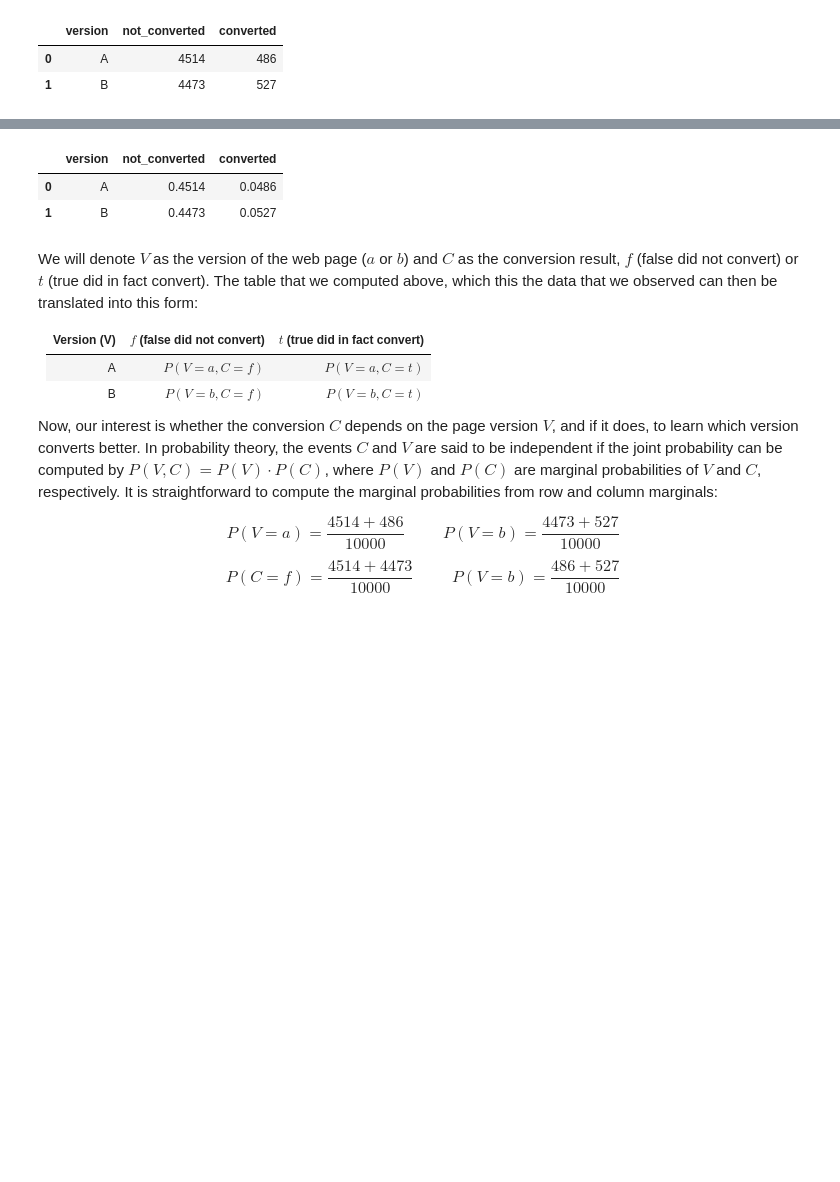
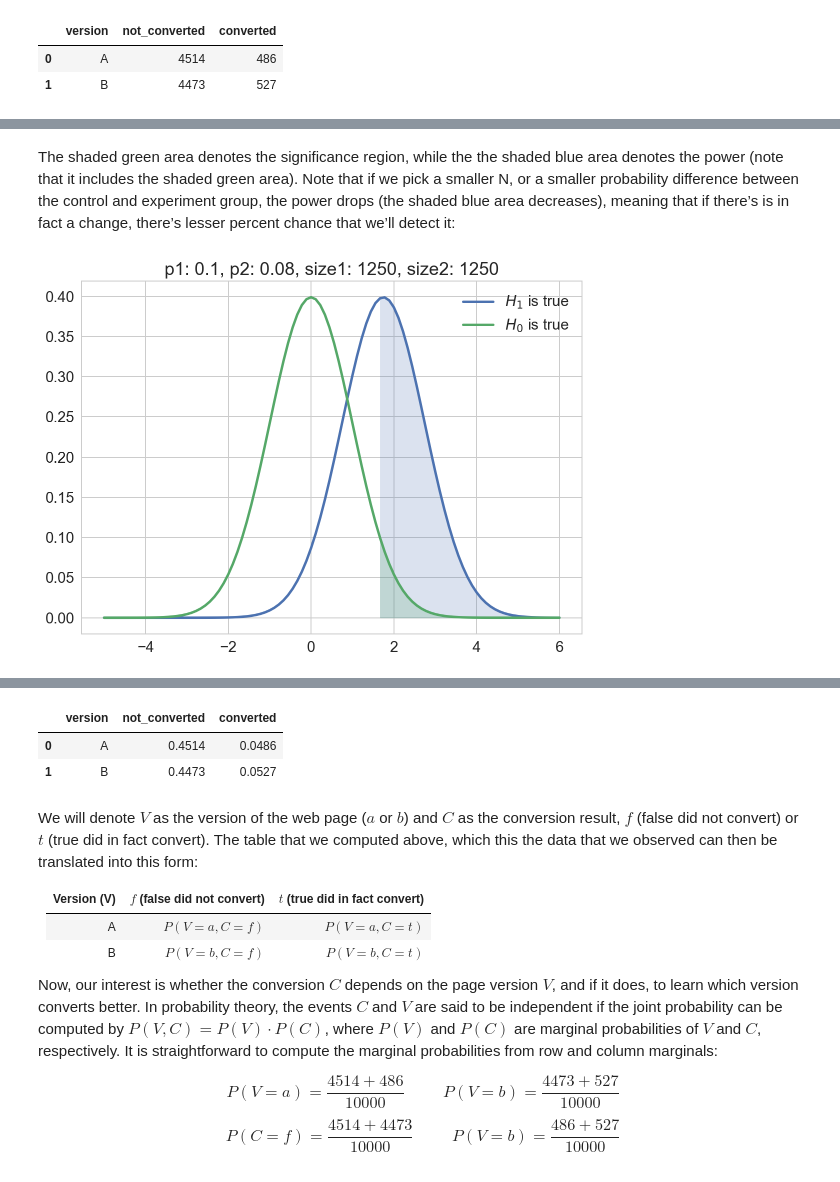
Before and after one commit to ethen8181/programming, a Jupyter notebook: ab_test/frequentist_ab_test.ipynb, the cells around one changed output, grey strips where cells are left out. Cells and saved outputs as stored; diff of their text form; code cells hidden in the pictures; blank space fills up the shorter version.

```diff
--- a/ab_test/frequentist_ab_test.ipynb
+++ b/ab_test/frequentist_ab_test.ipynb
@@ -219,0 +379,12 @@ data
+# %% [markdown]
+The shaded green area denotes the significance region, while the the shaded blue area denotes the power (note that it includes the shaded green area). Note that if we pick a smaller N, or a smaller probability difference between the control and experiment group, the power drops (the shaded blue area decreases), meaning that if there’s is in fact a change, there’s lesser percent chance that we’ll detect it:
+# %%
+# smaller N
+prob_b = 0.08
+min_diff = 0.02
+size_a = 1250
+size_b = 1250
+
+plot_power(min_diff, prob_b, size_a, size_b)
+# %% [output]
+[figure, added]
```
Also changed, not shown: parts of 26 cells of this notebook.
